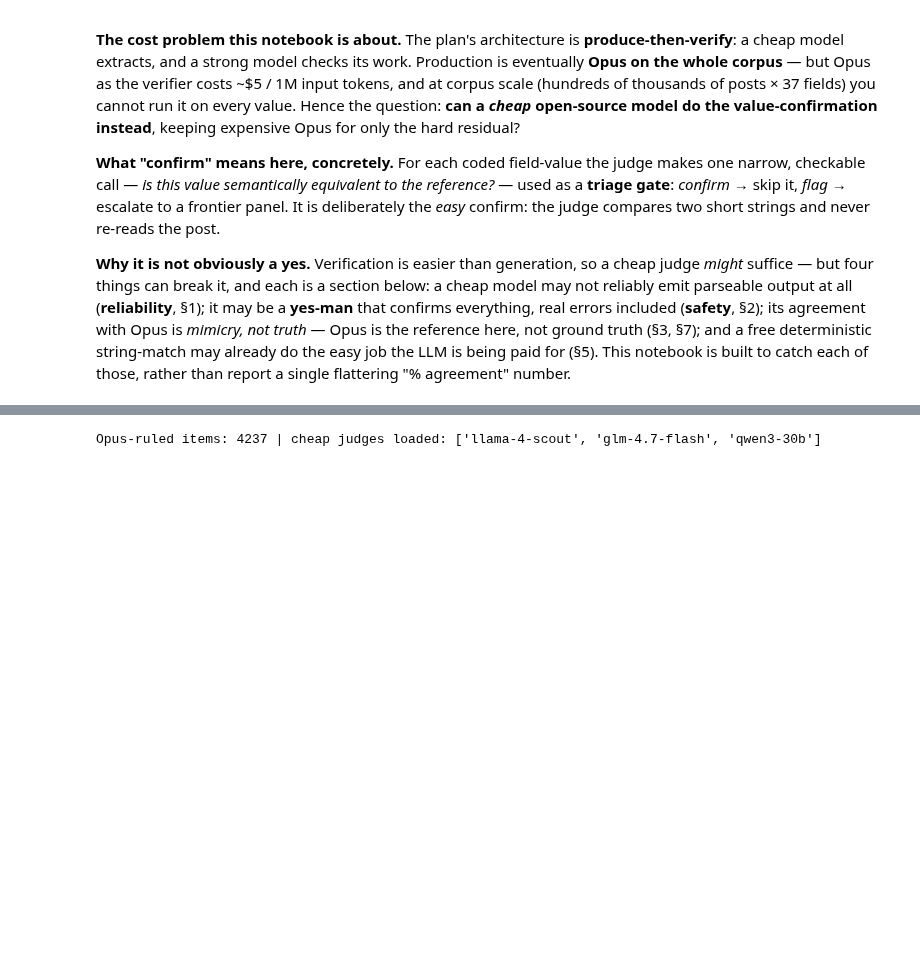
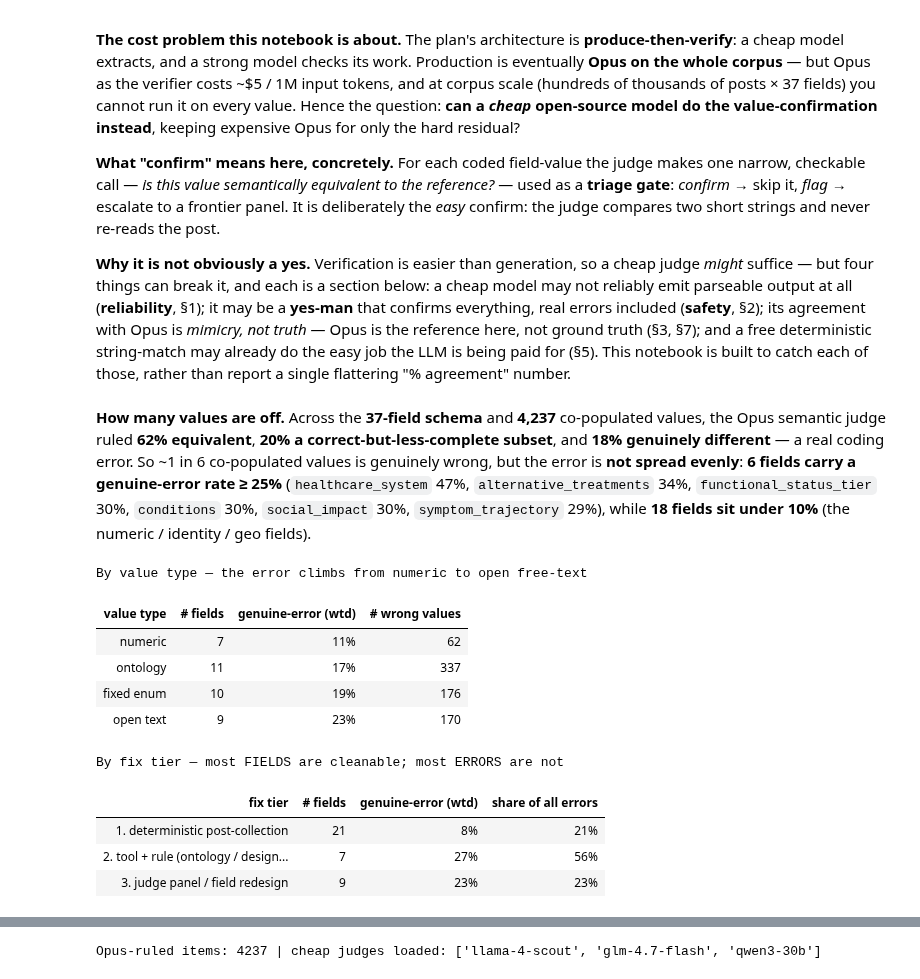
Before and after one commit to Ely-S/PatientPunk, a Jupyter notebook: notebooks/validation/j11_cheap_judge_executed.ipynb, the cells around one changed output, grey strips where cells are left out. Cells and saved outputs as stored; diff of their text form; code cells hidden in the pictures; blank space fills up the shorter version.

```diff
--- a/notebooks/validation/j11_cheap_judge_executed.ipynb
+++ b/notebooks/validation/j11_cheap_judge_executed.ipynb
@@ -76,3 +76,62 @@ COLORS = {"positive": "#2ecc71", "mixed/neutral": "#95a5a6", "negative": "#e74c3
 **What "confirm" means here, concretely.** For each coded field-value the judge makes one narrow, checkable call — *is this value semantically equivalent to the reference?* — used as a **triage gate**: *confirm* → skip it, *flag* → escalate to a frontier panel. It is deliberately the *easy* confirm: the judge compares two short strings and never re-reads the post.
 
 **Why it is not obviously a yes.** Verification is easier than generation, so a cheap judge *might* suffice — but four things can break it, and each is a section below: a cheap model may not reliably emit parseable output at all (**reliability**, §1); it may be a **yes-man** that confirms everything, real errors included (**safety**, §2); its agreement with Opus is *mimicry, not truth* — Opus is the reference here, not ground truth (§3, §7); and a free deterministic string-match may already do the easy job the LLM is being paid for (§5). This notebook is built to catch each of those, rather than report a single flattering "% agreement" number.
+# %%
+
+import json
+from collections import defaultdict, Counter
+_RJ = json.load(open(r"C:/Users/scgee/OneDrive/Documents/Projects/PatientPunk/data/validation/j11_rejudge.json", encoding="utf-8"))
+_V = [v for v in _RJ["verdicts"] if v["verdict"] in ("equivalent", "model_subset", "different")]
+_byf = defaultdict(lambda: [0, 0])                      # field -> [ruled, different]
+for v in _V:
+    _byf[v["field"]][0] += 1
+    if v["verdict"] == "different": _byf[v["field"]][1] += 1
+ferr = {f: (d / r if r else float("nan"), r, d) for f, (r, d) in _byf.items()}   # field -> (rate, ruled, different)
+TOTAL_DIFF = sum(d for _, _, d in ferr.values())
+
+TYPE = {   # the 37-field schema, classified by natural value type
+ "numeric": ["age","age_at_onset","infection_count","long_covid_duration_months","time_to_diagnosis","symptom_duration","dosage"],
+ "ontology": ["conditions","medications","alternative_treatments","procedures","prior_infections","onset_trigger","location_country","biomarker_results","mental_health","dietary_interventions","vaccination_status"],
+ "fixed enum": ["sex_gender","functional_status_tier","activity_level","work_disability_status","diagnosis_source","symptom_trajectory","clinical_trial_participation","covid_wave","location_us_state","ethnicity"],
+ "open text": ["social_impact","healthcare_costs","diagnostic_odyssey","doctor_dismissal","misdiagnosis","healthcare_system","treatment_outcome","family_history","hormonal_events"],
+}
+TIER = {   # what intervention each field needs — and whether post-collection cleanup can do it
+ "1. deterministic post-collection": ["age","age_at_onset","infection_count","long_covid_duration_months","time_to_diagnosis","symptom_duration","dosage","procedures","prior_infections","onset_trigger","location_country","biomarker_results","dietary_interventions","vaccination_status","sex_gender","work_disability_status","diagnosis_source","clinical_trial_participation","covid_wave","location_us_state","ethnicity"],
+ "2. tool + rule (ontology / designed enum)": ["conditions","medications","alternative_treatments","mental_health","functional_status_tier","activity_level","symptom_trajectory"],
+ "3. judge panel / field redesign": ["social_impact","healthcare_costs","diagnostic_odyssey","doctor_dismissal","misdiagnosis","healthcare_system","treatment_outcome","family_history","hormonal_events"],
+}
+def agg(fields):
+    r = sum(ferr[f][1] for f in fields if f in ferr); d = sum(ferr[f][2] for f in fields if f in ferr)
+    return (d / r if r else float("nan")), r, len(fields), d
+
+_c = Counter(v["verdict"] for v in _V); _tot = len(_V)
+off = sorted([(f, e) for f, (e, r, d) in ferr.items() if r >= 15 and e >= 0.25], key=lambda x: -x[1])
+clean = [f for f, (e, r, d) in ferr.items() if r >= 15 and e < 0.10]
+display(Markdown(
+ f"**How many values are off.** Across the **37-field schema** and **{_tot:,}** co-populated values, the Opus "
+ f"semantic judge ruled **{_c['equivalent']/_tot:.0%} equivalent**, **{_c['model_subset']/_tot:.0%} a correct-"
+ f"but-less-complete subset**, and **{_c['different']/_tot:.0%} genuinely different** — a real coding error. So "
+ f"~1 in 6 co-populated values is genuinely wrong, but the error is **not spread evenly**: **{len(off)} fields "
+ f"carry a genuine-error rate ≥ 25%** ({', '.join(f'`{f}` {e:.0%}' for f, e in off)}), while **{len(clean)} "
+ f"fields sit under 10%** (the numeric / identity / geo fields)."))
+
+t1 = pd.DataFrame([[k, n, f"{e:.0%}", d] for k in TYPE for e, r, n, d in [agg(TYPE[k])]],
+                  columns=["value type", "# fields", "genuine-error (wtd)", "# wrong values"])
+display(HTML("<b>By value type — the error climbs from numeric to open free-text</b>" + t1.to_html(index=False)))
+
+t2 = pd.DataFrame([[k, n, f"{e:.0%}", f"{d/TOTAL_DIFF:.0%}"] for k in TIER for e, r, n, d in [agg(TIER[k])]],
+                  columns=["fix tier", "# fields", "genuine-error (wtd)", "share of all errors"])
+display(HTML("<b>By fix tier — most FIELDS are cleanable; most ERRORS are not</b>" + t2.to_html(index=False)))
+# %% [output]
+**How many values are off.** Across the **37-field schema** and **4,237** co-populated values, the Opus semantic judge ruled **62% equivalent**, **20% a correct-but-less-complete subset**, and **18% genuinely different** — a real coding error. So ~1 in 6 co-populated values is genuinely wrong, but the error is **not spread evenly**: **6 fields carry a genuine-error rate ≥ 25%** (`healthcare_system` 47%, `alternative_treatments` 34%, `functional_status_tier` 30%, `conditions` 30%, `social_impact` 30%, `symptom_trajectory` 29%), while **18 fields sit under 10%** (the numeric / identity / geo fields).
+By value type — the error climbs from numeric to open free-text
+| value type | # fields | genuine-error (wtd) | # wrong values |
+| numeric | 7 | 11% | 62 |
+| ontology | 11 | 17% | 337 |
+| fixed enum | 10 | 19% | 176 |
+| open text | 9 | 23% | 170 |
+By fix tier — most FIELDS are cleanable; most ERRORS are not
+| fix tier | # fields | genuine-error (wtd) | share of all errors |
+| 1. deterministic post-collection | 21 | 8% | 21% |
+| 2. tool + rule (ontology / design... | 7 | 27% | 56% |
+| 3. judge panel / field redesign | 9 | 23% | 23% |
```
Also changed, not shown: parts of 1 cell of this notebook, 3 other files.
